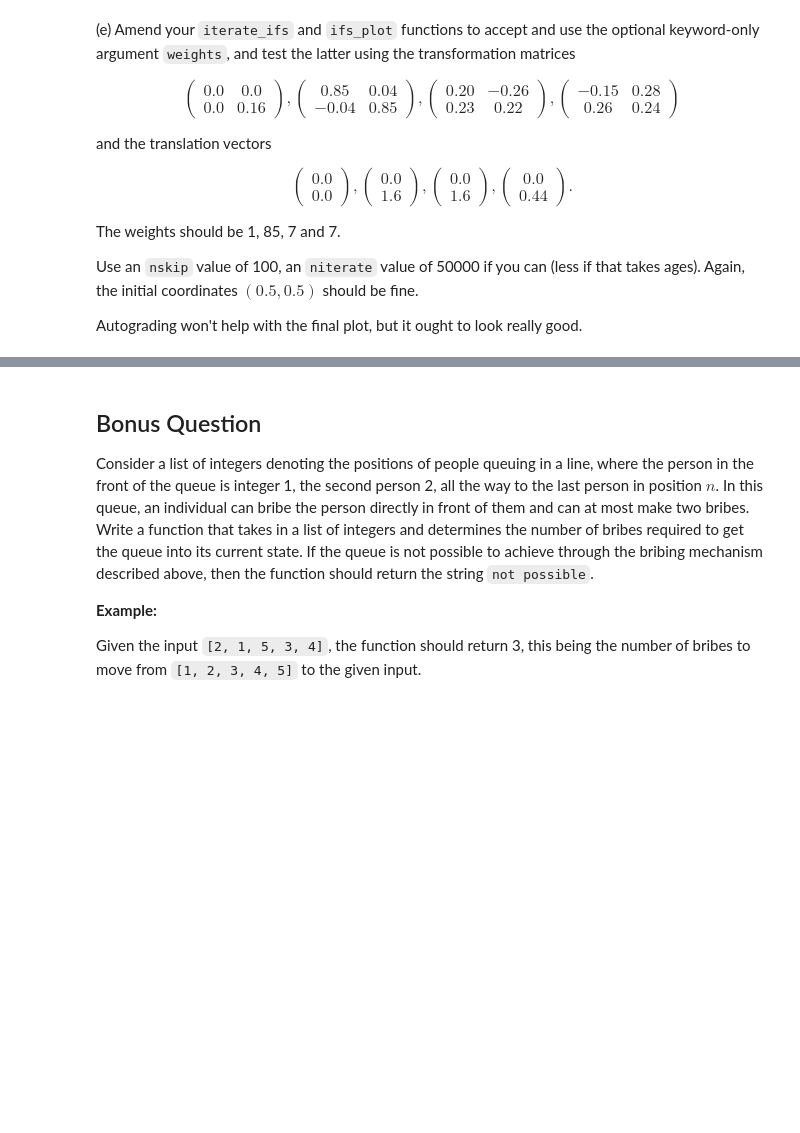
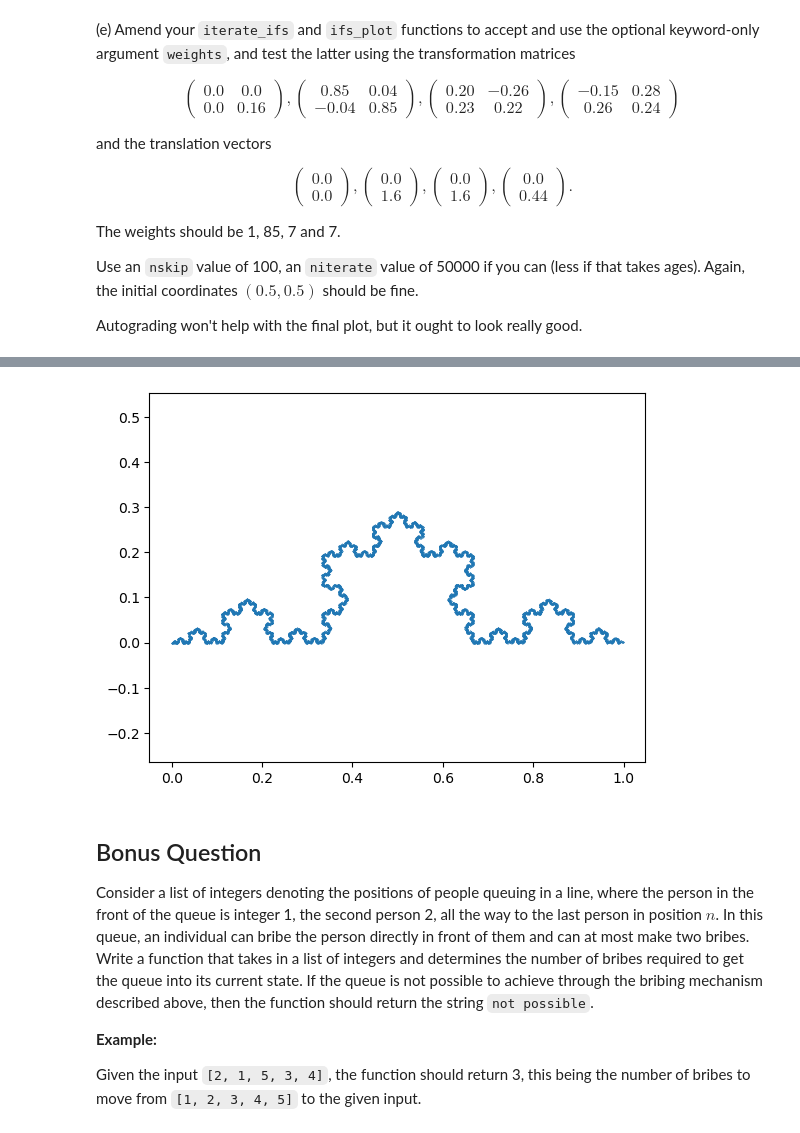
Before and after one commit to Imperial-MATH40006/math40006-2022-23-term2-week4-Im22sh, a Jupyter notebook: term2week4.ipynb, the cells around one changed output, grey strips where cells are left out. Drawn from its saved outputs; the diff is of its cells as text; code cells hidden in the pictures; blank space fills up the shorter version.

```diff
--- a/term2week4.ipynb
+++ b/term2week4.ipynb
@@ -683,5 +731,8 @@ But optionally, the user may give `weights` a <em>list</em> as its value, such a
 Test your new function.
 # %%
 def ifs_step(matrices, vectors, coords, *, weights=None):
-    # YOUR CODE HERE
-    raise NotImplementedError()
+    from random import choices
+    r = choices(range(len(matrices)), weights = weights)[0]  #choose element 0 because choice adds a layer of array
+    return np.dot(matrices[r,:,:], coords) + vectors[r,:]
+
+ifs_step(mats, vecs, np.array([0.5,0.5]), weights = [1,4,2,2])
@@ -721,5 +786,19 @@ Use an `nskip` value of 100, an `niterate` value of 50000 if you can (less if th
 Autograding won't help with the final plot, but it ought to look really good.
 # %%
 def iterate_ifs(matrices, vectors, coords0, nskip, niterate, *, weights=None):
-    # YOUR CODE HERE
-    raise NotImplementedError()
+    coords = coords0
+    for i in range(nskip):
+        coords = ifs_step(matrices, vectors, coords, weights = weights)        #make sure iterate from previous iterations
+        #print(temp_array)
+    coords_array = np.array([coords])
+
+    # np.append is a function, generates output needs to put it on a variable
+
+    for j in range(niterate):
+        new_array = ifs_step(matrices, vectors, coords_array[-1], weights = weights)
+        coords_array = np.append(coords_array,[new_array],axis =0   )  #intend to iterate last one and append
+        # print(np.shape(coords_array))
+        #print(coords_array,coords_array[-1] ,ifs_step(matrices, vectors, coords_array[-1]))
+    return coords_array
+
+iterate_ifs(mats, vecs, np.array([0.5,0.5]), 100, 5000)
@@ -733,7 +832,16 @@ question4e(_globals)
 # %%
 def ifs_plot(matrices, vectors, coords0, nskip, niterate, *, markersize=0.5, weights=None):
-    # YOUR CODE HERE
-    raise NotImplementedError()
+    coords_array = iterate_ifs(matrices, vectors, coords0, nskip, niterate, weights = weights)
+    import matplotlib.pyplot as plt
+
+    fig,ax = plt.subplots()
+    ax.axis('equal')
+
+    ax.plot(coords_array[:,0], coords_array[:,1], '.' , markersize = markersize)
+
+ifs_plot(mats, vecs, np.array([0.5,0.5]), 100, 10000)
+# %% [output]
+[figure, added]
 # %% [markdown]
 ## Bonus Question
 
```
Also changed, not shown: parts of 9 cells of this notebook.
